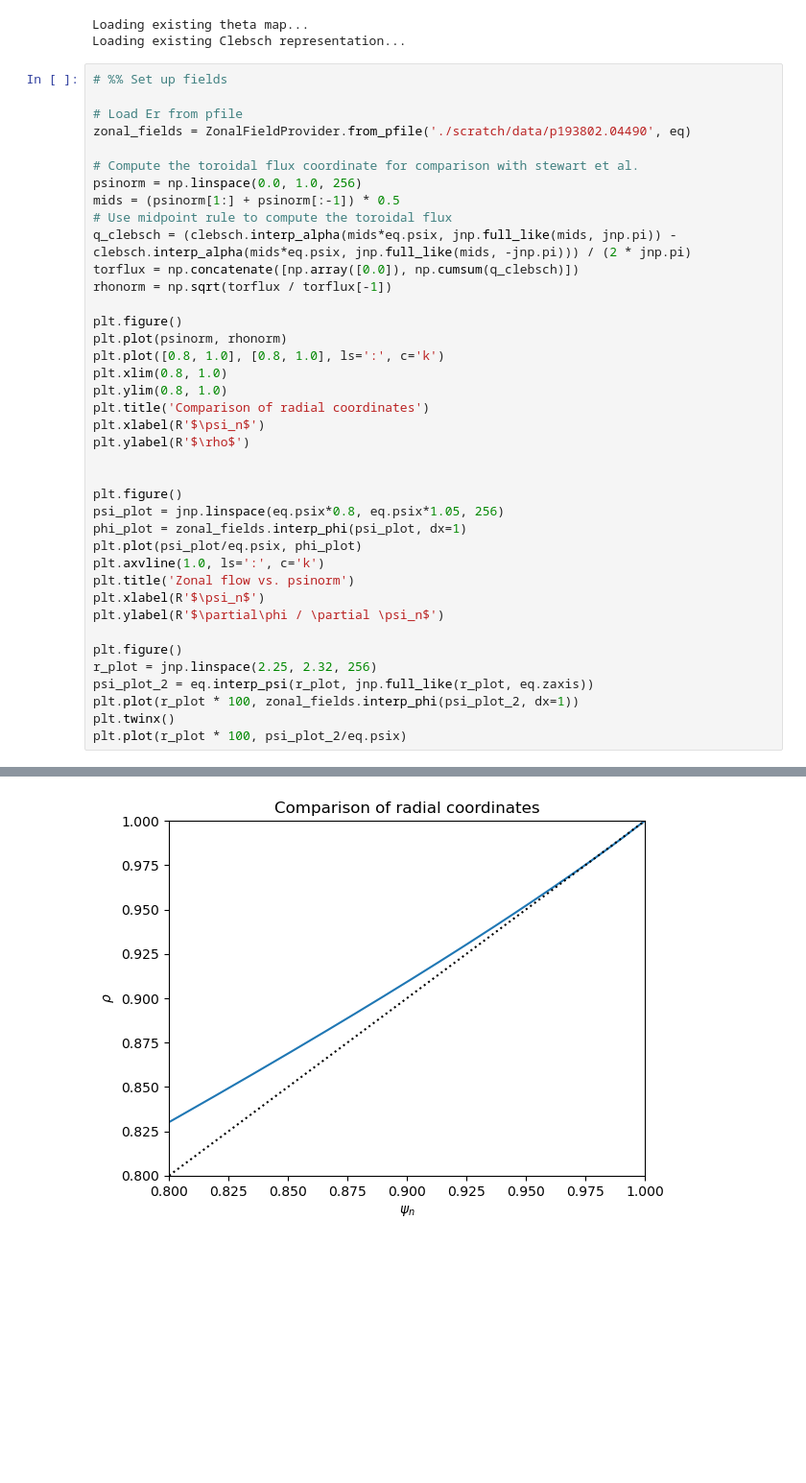
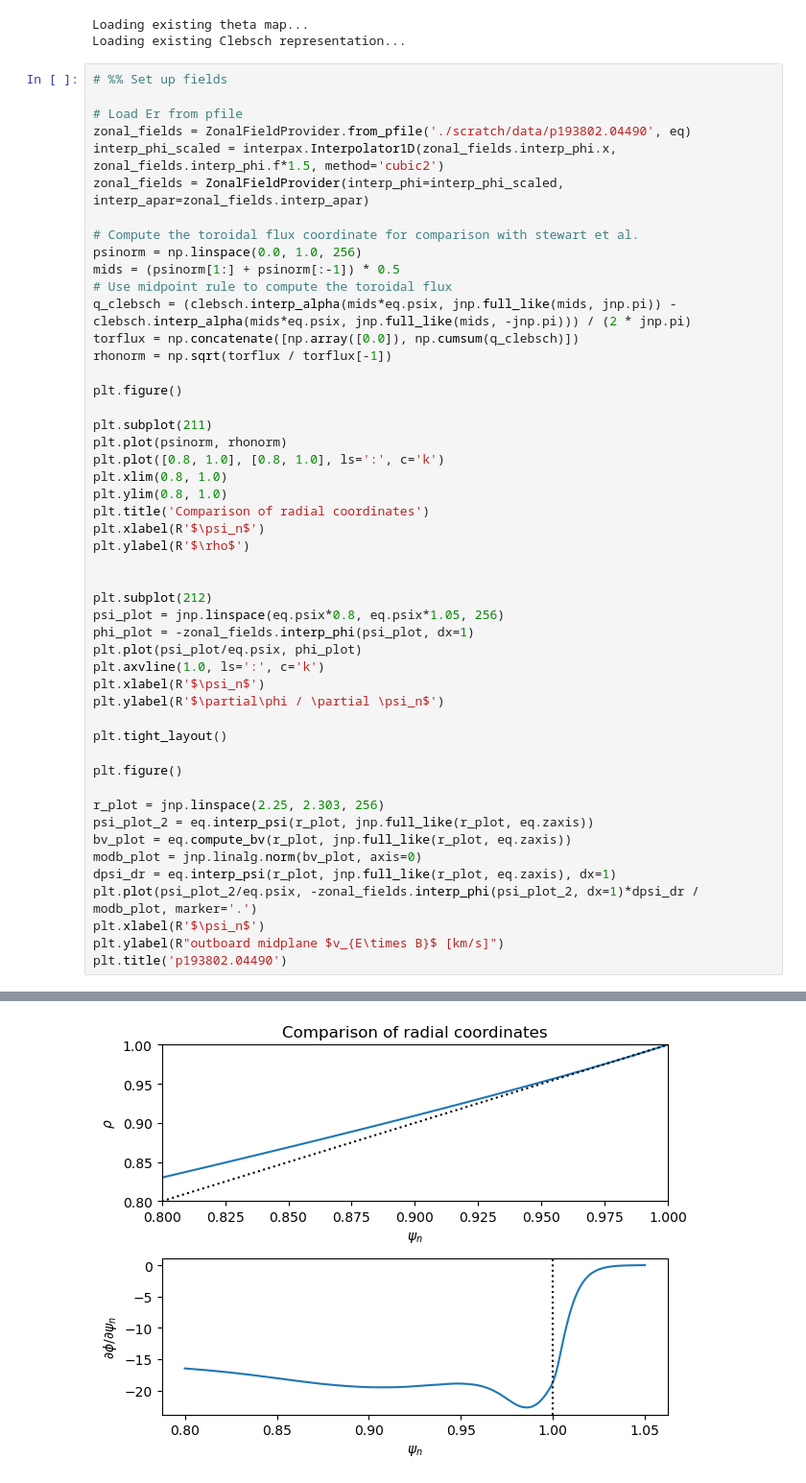
Before and after one commit to Maplenormandy/c1lgkt-jax, a Jupyter notebook: bin/negative_triangularity/nt_analysis.ipynb, the cells around one changed output, grey strips where cells are left out. Shown at 96% size. Saved outputs shown, nothing was run; the diff lists cells and outputs as text; blank space fills up the shorter version.

```diff
--- a/bin/negative_triangularity/nt_analysis.ipynb
+++ b/bin/negative_triangularity/nt_analysis.ipynb
@@ -67,6 +68,8 @@ Loading existing Clebsch representation...
 
 # Load Er from pfile
 zonal_fields = ZonalFieldProvider.from_pfile('./scratch/data/p193802.04490', eq)
+interp_phi_scaled = interpax.Interpolator1D(zonal_fields.interp_phi.x, zonal_fields.interp_phi.f*1.5, method='cubic2')
+zonal_fields = ZonalFieldProvider(interp_phi=interp_phi_scaled, interp_apar=zonal_fields.interp_apar)
 
 # Compute the toroidal flux coordinate for comparison with stewart et al.
 psinorm = np.linspace(0.0, 1.0, 256)
@@ -77,6 +80,8 @@ torflux = np.concatenate([np.array([0.0]), np.cumsum(q_clebsch)])
 rhonorm = np.sqrt(torflux / torflux[-1])
 
 plt.figure()
+
+plt.subplot(211)
 plt.plot(psinorm, rhonorm)
 plt.plot([0.8, 1.0], [0.8, 1.0], ls=':', c='k')
 plt.xlim(0.8, 1.0)
@@ -86,19 +91,25 @@ plt.xlabel(R'$\psi_n$')
 plt.ylabel(R'$\rho$')
 
 
-plt.figure()
+plt.subplot(212)
 psi_plot = jnp.linspace(eq.psix*0.8, eq.psix*1.05, 256)
-phi_plot = zonal_fields.interp_phi(psi_plot, dx=1)
+phi_plot = -zonal_fields.interp_phi(psi_plot, dx=1)
 plt.plot(psi_plot/eq.psix, phi_plot)
 plt.axvline(1.0, ls=':', c='k')
-plt.title('Zonal flow vs. psinorm')
 plt.xlabel(R'$\psi_n$')
 plt.ylabel(R'$\partial\phi / \partial \psi_n$')
 
+plt.tight_layout()
+
 plt.figure()
-r_plot = jnp.linspace(2.25, 2.32, 256)
+
+r_plot = jnp.linspace(2.25, 2.303, 256)
 psi_plot_2 = eq.interp_psi(r_plot, jnp.full_like(r_plot, eq.zaxis))
-plt.plot(r_plot * 100, zonal_fields.interp_phi(psi_plot_2, dx=1))
-plt.twinx()
-plt.plot(r_plot * 100, psi_plot_2/eq.psix)
+bv_plot = eq.compute_bv(r_plot, jnp.full_like(r_plot, eq.zaxis))
+modb_plot = jnp.linalg.norm(bv_plot, axis=0)
+dpsi_dr = eq.interp_psi(r_plot, jnp.full_like(r_plot, eq.zaxis), dx=1)
+plt.plot(psi_plot_2/eq.psix, -zonal_fields.interp_phi(psi_plot_2, dx=1)*dpsi_dr / modb_plot, marker='.')
+plt.xlabel(R'$\psi_n$')
+plt.ylabel(R"outboard midplane $v_{E\times B}$ [km/s]")
+plt.title('p193802.04490')
 # %% [output]
@@ -106 +117 @@ plt.plot(r_plot * 100, psi_plot_2/eq.psix)
-[figure, old version]
+[figure, new version]
```
Also changed, not shown: parts of 17 cells of this notebook, 16 other files.
